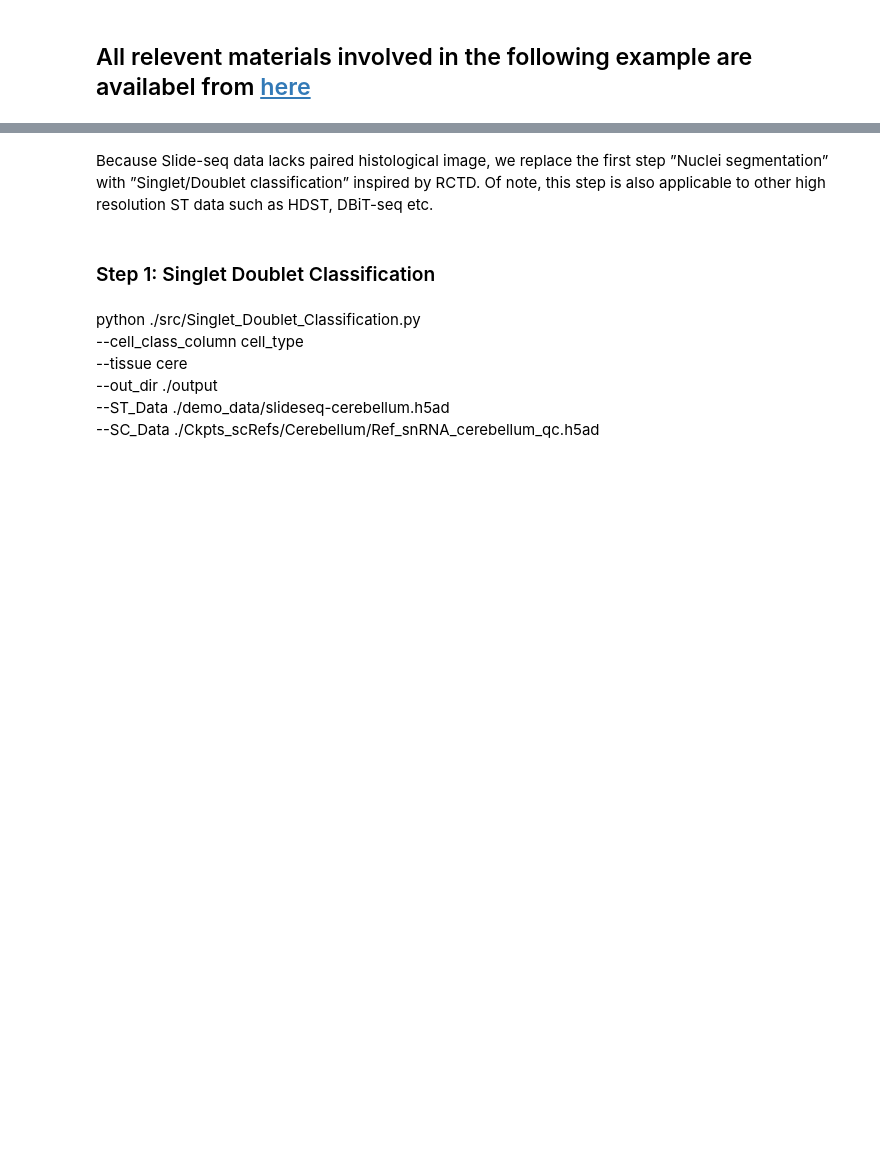
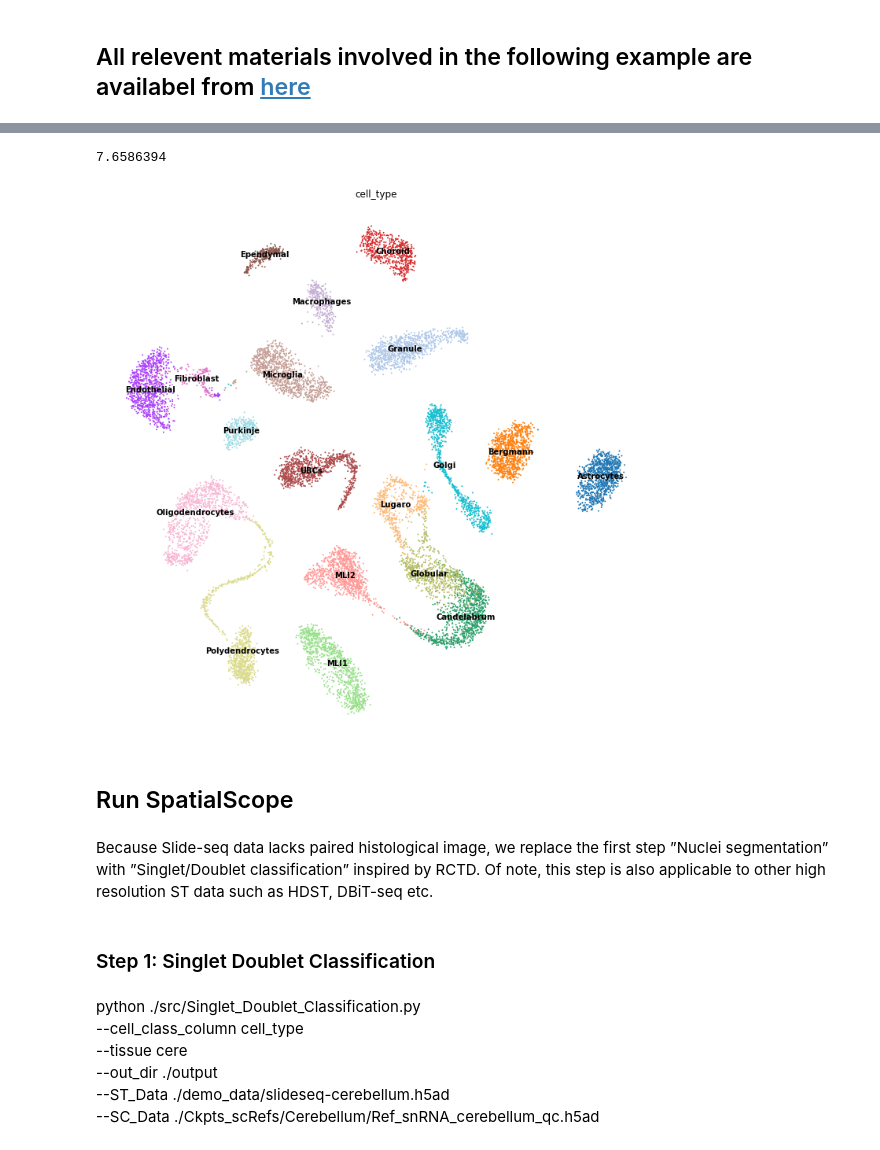
Before and after one commit to YangLabHKUST/SpatialScope, a Jupyter notebook: demos/Mouse-Cerebellum-Slideseq.ipynb, the cells around one changed output, grey strips where cells are left out. Saved outputs shown, nothing was run; the diff lists cells and outputs as text; code cells hidden in the pictures; blank space fills up the shorter version.

```diff
--- a/demos/Mouse-Cerebellum-Slideseq.ipynb
+++ b/demos/Mouse-Cerebellum-Slideseq.ipynb
@@ -15,0 +49,17 @@ import pickle
+# %%
+ad_sc.raw = ad_sc.copy()
+sc.pp.normalize_total(ad_sc, inplace=True, target_sum=5e3)
+
+sc.pp.highly_variable_genes(ad_sc, flavor='seurat_v3',n_top_genes=1000)
+sc.tl.rank_genes_groups(ad_sc, groupby=cell_type_column, method='wilcoxon')
+markers_df = pd.DataFrame(ad_sc.uns["rank_genes_groups"]["names"]).iloc[0:50, :]
+markers = list(np.unique(markers_df.melt().value.values))
+markers = list(set(ad_sc.var.loc[ad_sc.var['highly_variable']==1].index)|set(markers)) # highly variable genes + cell type marker genes
+
+ligand_recept = list(set(pd.read_csv('../extdata/ligand_receptors.txt',sep='\t').melt()['value'].values))
+# if scRNA-seq reference is from human tissue, run following code to make gene name consistent
+# ligand_recept = [_.upper() for _ in ligand_recept]
+add_genes = ['Cadm3','Ptprt','Aldoc','Gria1'] # some important genes that we interested
+
+markers = markers+add_genes+ligand_recept
+len(markers)
@@ -15,0 +69,11 @@ import pickle
+# %%
+ad_sc.var.loc[ad_sc.var.index.isin(markers),'Marker'] = True
+ad_sc.var['Marker'] = ad_sc.var['Marker'].fillna(False)
+ad_sc.var['highly_variable'] = ad_sc.var['Marker']
+
+sc.pp.log1p(ad_sc)
+sc.pp.pca(ad_sc,svd_solver='arpack', n_comps=30, use_highly_variable=True)
+
+ad_sc.X.max()
+# %% [output]
+7.6586394
@@ -15,0 +83,8 @@ import pickle
+# %%
+fig, axs = plt.subplots(1, 1, figsize=(10, 10))
+sc.pl.umap(
+    ad_sc, color=cell_type_column, size=15, frameon=False, show=False, ax=axs,legend_loc='on data'
+)
+plt.tight_layout()
+# %% [output]
+[figure, added]
@@ -16,3 +93,5 @@ import pickle
+# %% [markdown]
+## Run SpatialScope
 # %% [markdown]
 Because Slide-seq data lacks paired histological image, we replace the first step ”Nuclei segmentation” with ”Singlet/Doublet classification” inspired by RCTD. Of note, this step is also applicable to other high resolution ST data such as HDST, DBiT-seq etc.
 # %% [markdown]
```
Also changed, not shown: parts of 17 cells of this notebook, 2 other files.
